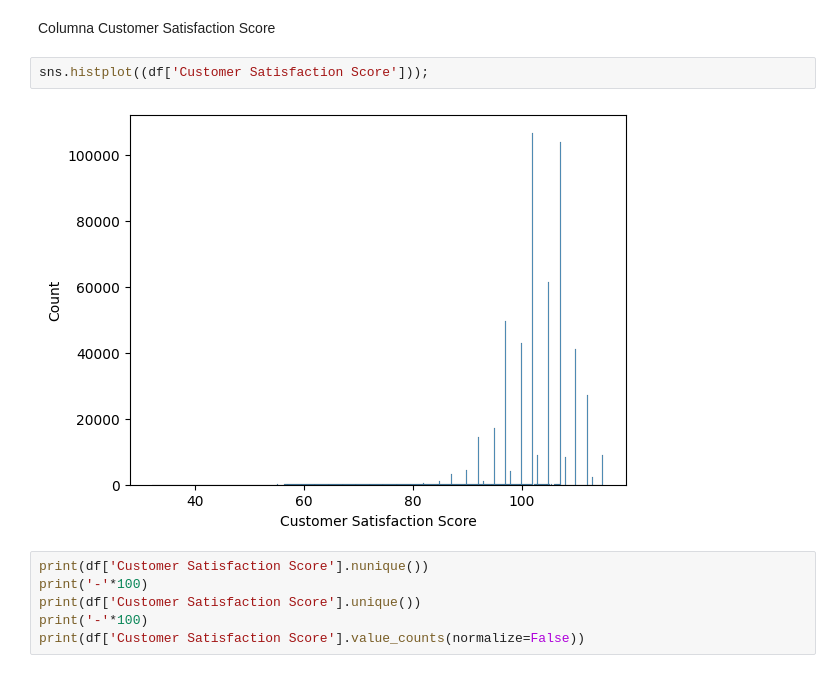
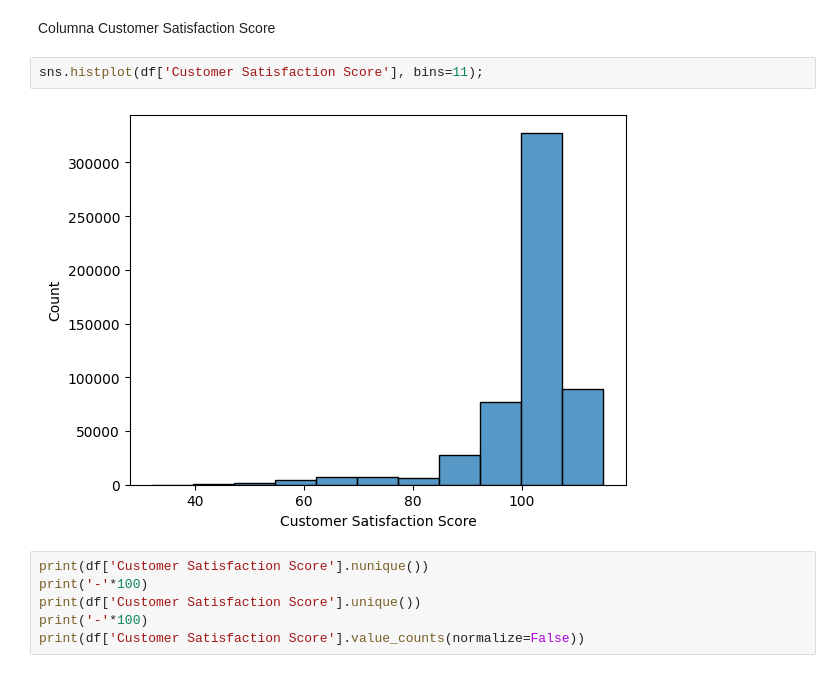
Before and after one commit to aliciamb86/ML-interstellar-travel-satisfaction, a Jupyter notebook: Interstellar Travel Customer Satisfaction Analysis/notebooks/02_LimpiezaEDA.ipynb, the cells around one changed output. Cells and saved outputs as stored; diff of their text form.

```diff
--- a/Interstellar Travel Customer Satisfaction Analysis/notebooks/02_LimpiezaEDA.ipynb
+++ b/Interstellar Travel Customer Satisfaction Analysis/notebooks/02_LimpiezaEDA.ipynb
@@ -93,9 +86,9 @@ df.describe()
 # %% [markdown]
 Columna Customer Satisfaction Score
 # %%
-sns.histplot((df['Customer Satisfaction Score']));
+sns.histplot(df['Customer Satisfaction Score'], bins=11);
 # %% [output]
-[figure, old version]
+[figure, new version]
 # %%
 print(df['Customer Satisfaction Score'].nunique())
 print('-'*100)
```
Also changed, not shown: parts of 2 cells of this notebook, 38 other files.
